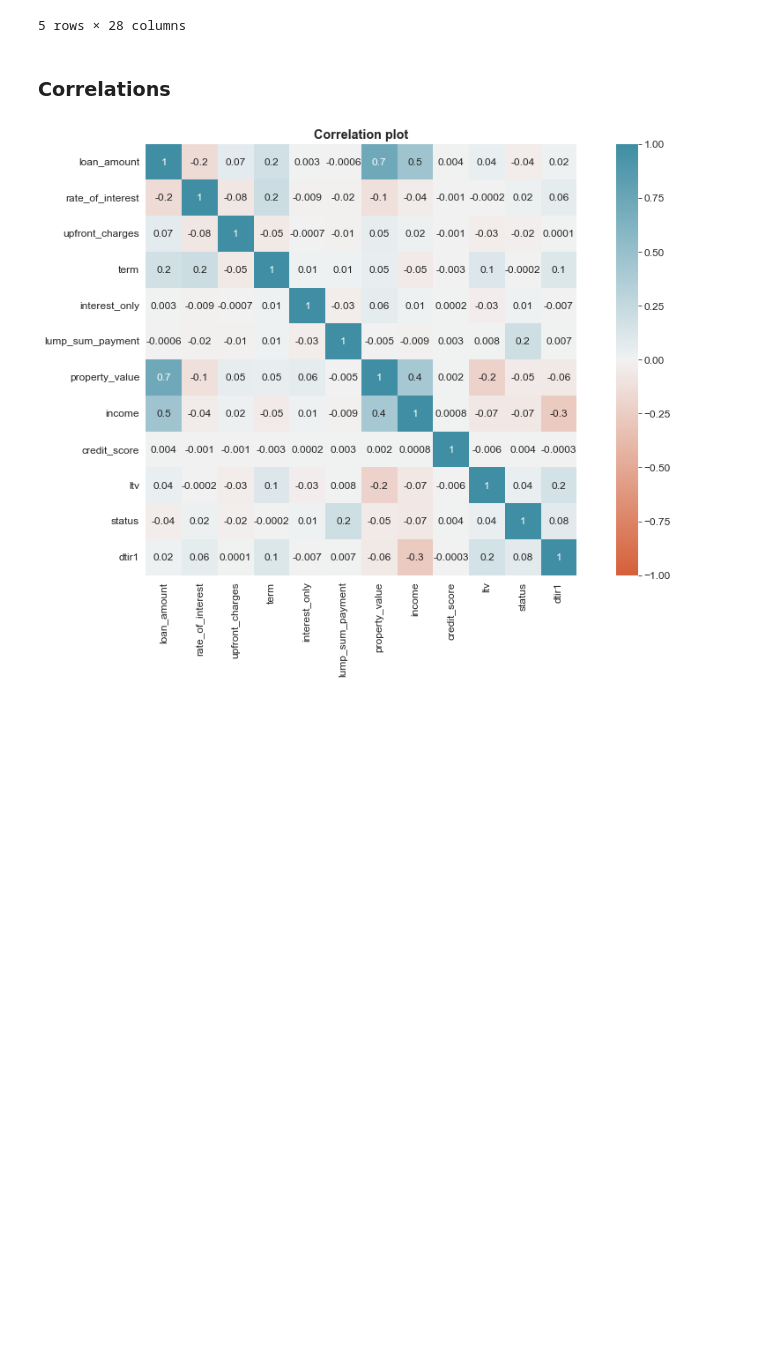
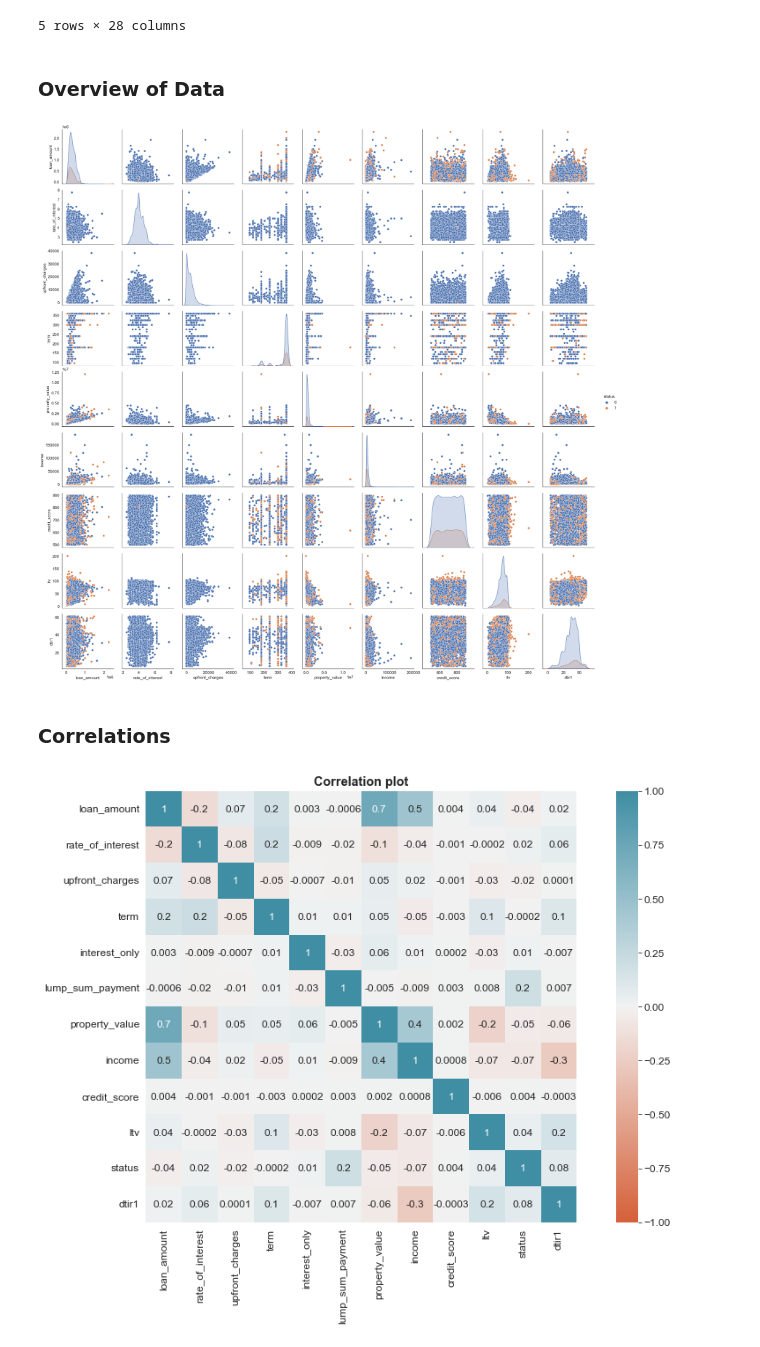
Before and after one commit to csanry/aml, a Jupyter notebook: notebooks/eda.ipynb, the cells around one changed output. Cells and saved outputs as stored; diff of their text form; code cells hidden in the pictures; blank space fills up the shorter version.

```diff
--- a/notebooks/eda.ipynb
+++ b/notebooks/eda.ipynb
@@ -148,6 +165,14 @@ memory usage: 13.9 MB
 | 3 | cf | Male | nopre | type1 | p4 | l1 | nopc | ... |
 | 4 | cf | Joint | pre | type1 | p1 | l1 | nopc | ... |
 5 rows × 28 columns
+# %% [markdown]
+### Overview of Data
+# %%
+plotting.quick_plot(df[['status', 'loan_amount', 'rate_of_interest', 'upfront_charges', 'term',
+                'property_value', 'income', 'credit_score', 'ltv', 'dtir1']].sample(10000), hue=config.TARGET)
+plt.show()
+# %% [output]
+[figure, added]
 # %% [markdown]
 ### Correlations
 # %%
```
Also changed, not shown: parts of 15 cells of this notebook, 1 other file.
